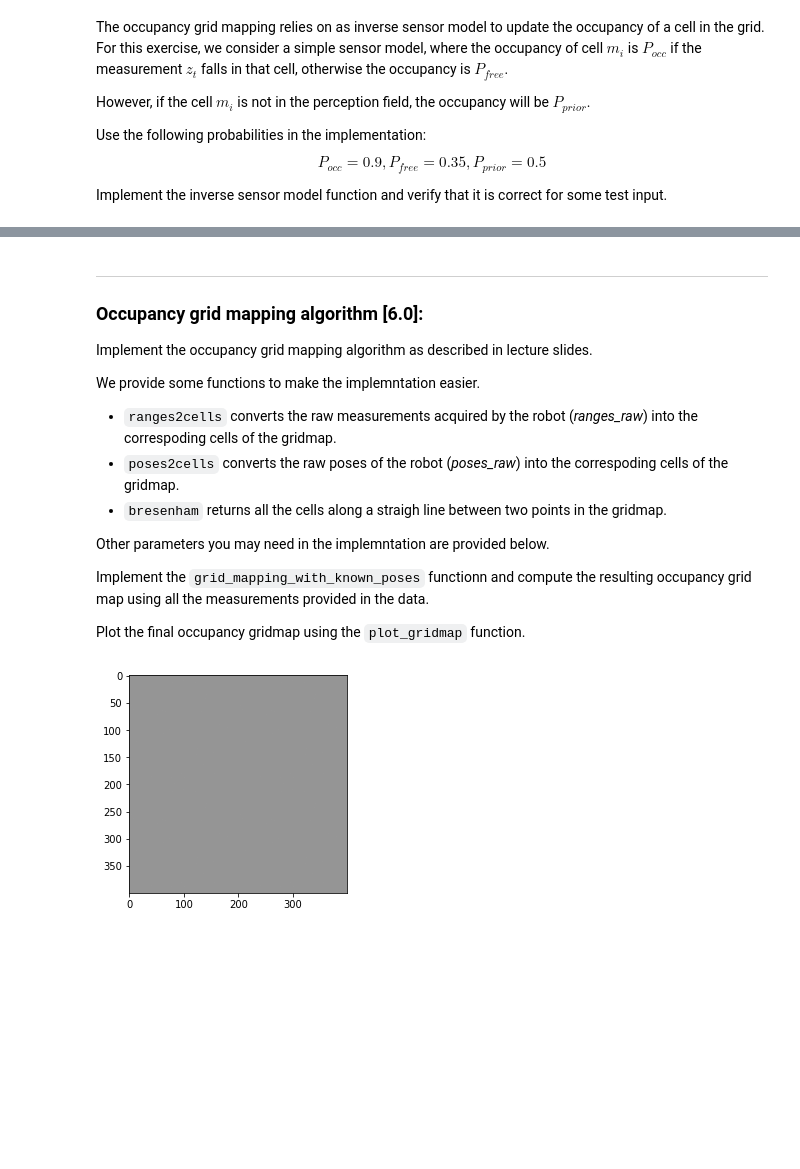
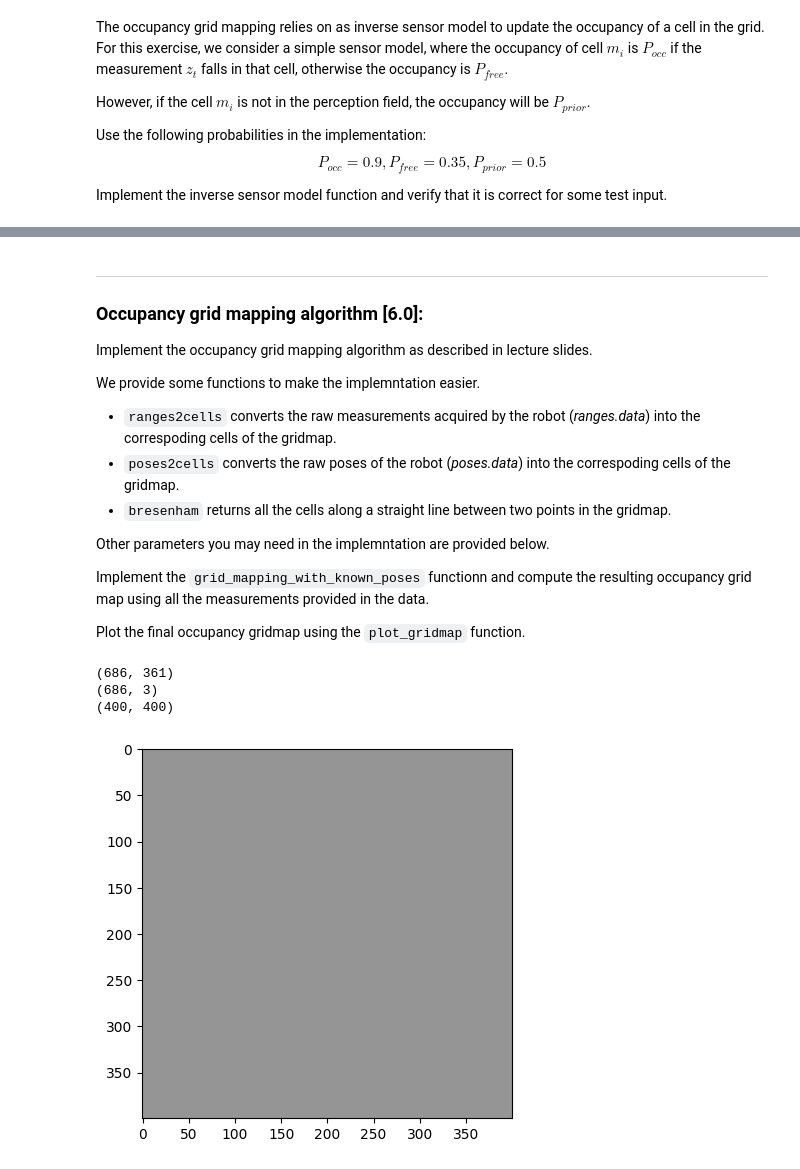
Before and after one commit to harry-graves/C18_code, a Jupyter notebook: navigation/ex02-grid-mapping/ex3.ipynb, the cells around one changed output, grey strips where cells are left out. Cells and saved outputs as stored; diff of their text form; code cells hidden in the pictures; blank space fills up the shorter version.

```diff
--- a/navigation/ex02-grid-mapping/ex3.ipynb
+++ b/navigation/ex02-grid-mapping/ex3.ipynb
@@ -58,9 +64,9 @@ Implement the occupancy grid mapping algorithm as described in lecture slides.
 
 We provide some functions to make the implemntation easier.
 
-- `ranges2cells` converts the raw measurements acquired by the robot (*ranges_raw*) into the correspoding cells of the gridmap.
-- `poses2cells` converts the raw poses of the robot (*poses_raw*) into the correspoding cells of the gridmap.
-- `bresenham` returns all the cells along a straigh line between two points in the gridmap.
+- `ranges2cells` converts the raw measurements acquired by the robot (*ranges.data*) into the correspoding cells of the gridmap.
+- `poses2cells` converts the raw poses of the robot (*poses.data*) into the correspoding cells of the gridmap.
+- `bresenham` returns all the cells along a straight line between two points in the gridmap.
 
 Other parameters you may need in the implemntation are provided below.
 
@@ -70,24 +76,27 @@ Plot the final occupancy gridmap using the `plot_gridmap` function.
 # %%
 import ex3 as ex
 import numpy as np
 %matplotlib inline
 
 map_size = 100
 map_res = 0.25
 
 prior = 0.50
 prob_occ = 0.90
 prob_free = 0.35
 
 # load data
 ranges_raw = np.loadtxt("ranges.data", delimiter=',', dtype='float')
 poses_raw = np.loadtxt("poses.data", delimiter=',', dtype='float')
 
 # initialize gridmap
 occ_gridmap = ex.init_gridmap(map_size, map_res)+prior
-ex3.plot_gridmap(occ_gridmap)
+ex.plot_gridmap(occ_gridmap)
 # %% [output]
+(686, 361)
+(686, 3)
+(400, 400)
-[figure, old version]
+[figure, new version]
 # %%
 occ_gridmap = ex.grid_mapping_with_known_poses(ranges_raw, poses_raw, occ_gridmap, map_res, prob_occ, prob_free, prior)
 ex.plot_gridmap(occ_gridmap)
```
Also changed, not shown: parts of 3 cells of this notebook, 1 other file.
